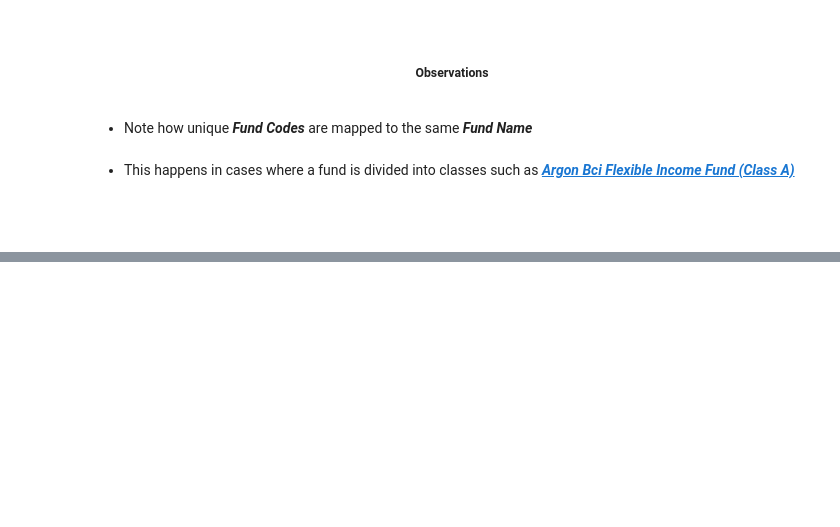
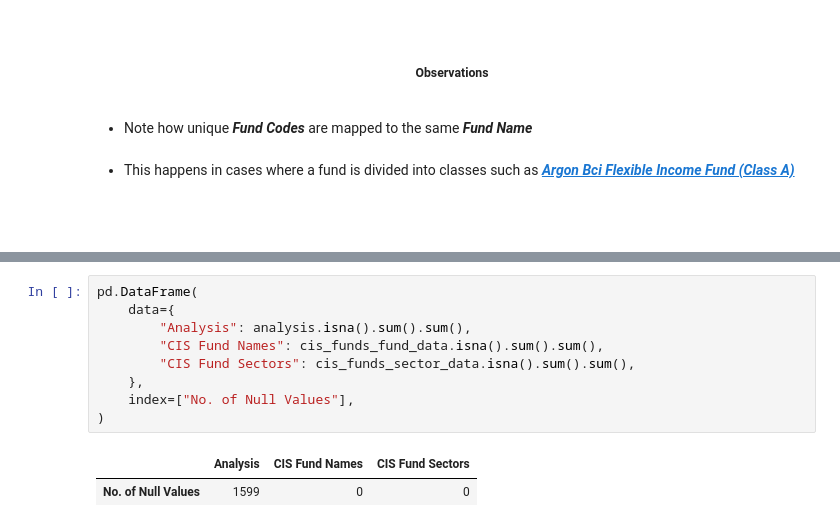
Before and after one commit to MondeAnna/data-ingestion, a Jupyter notebook: notebook/data_ingestion_prep_asisa_flows.ipynb, the cells around one changed output, grey strips where cells are left out. Drawn from its saved outputs; the diff is of its cells as text; blank space fills up the shorter version.

```diff
--- a/notebook/data_ingestion_prep_asisa_flows.ipynb
+++ b/notebook/data_ingestion_prep_asisa_flows.ipynb
@@ -783,0 +882,12 @@ data_explorer.inconsistent_fund_code_multi_mapping(
+# %%
+pd.DataFrame(
+    data={
+        "Analysis": analysis.isna().sum().sum(),
+        "CIS Fund Names": cis_funds_fund_data.isna().sum().sum(),
+        "CIS Fund Sectors": cis_funds_sector_data.isna().sum().sum(),
+    },
+    index=["No. of Null Values"],
+)
+# %% [output]
+|  | Analysis | CIS Fund Names | CIS Fund Sectors |
+| No. of Null Values | 1599 | 0 | 0 |
```
Also changed, not shown: parts of 10 cells of this notebook, 1 other file.
